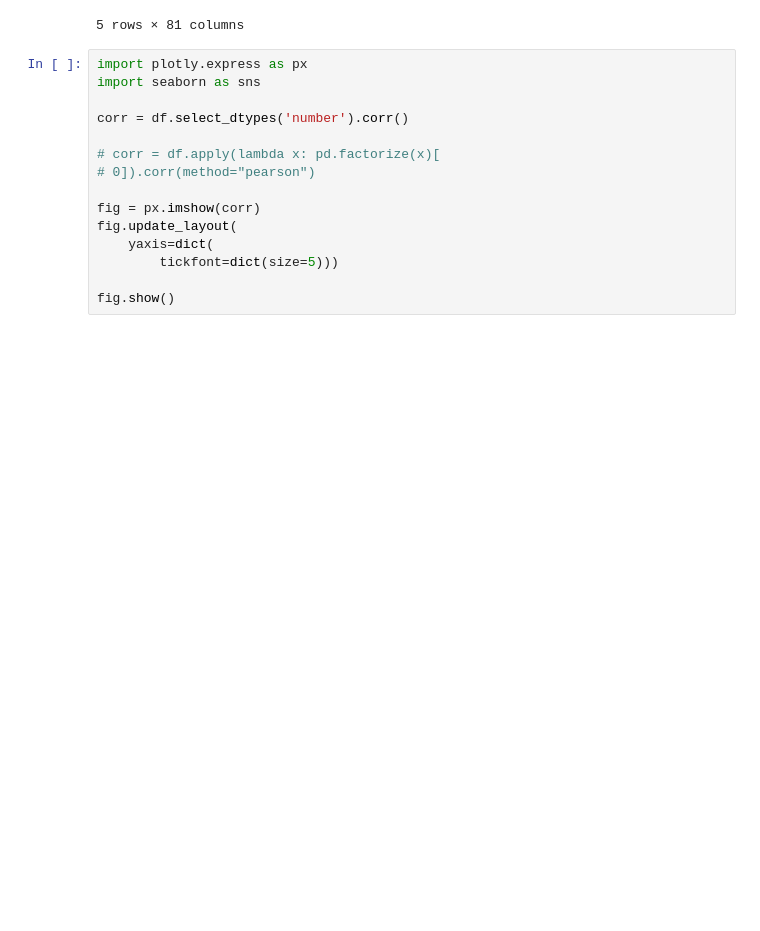
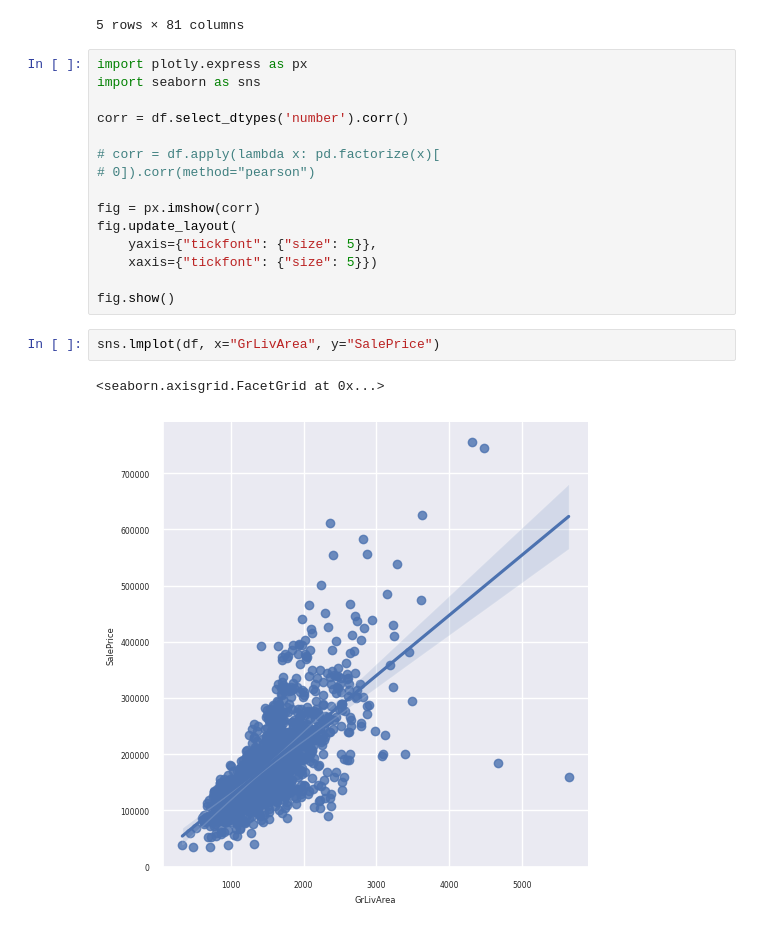
Before and after one commit to TotNotTac/dataminingopdracht, a Jupyter notebook: datamining/opdracht1/code/regressie.ipynb, the cells around one changed output. Saved outputs shown, nothing was run; the diff lists cells and outputs as text; blank space fills up the shorter version.

Commit message:
make simple lmplot

```diff
--- a/datamining/opdracht1/code/regressie.ipynb
+++ b/datamining/opdracht1/code/regressie.ipynb
@@ -22,7 +22,12 @@ corr = df.select_dtypes('number').corr()
 
 fig = px.imshow(corr)
 fig.update_layout(
-    yaxis=dict(
-        tickfont=dict(size=5)))
+    yaxis={"tickfont": {"size": 5}},
+    xaxis={"tickfont": {"size": 5}})
 
 fig.show()
+# %%
+sns.lmplot(df, x="GrLivArea", y="SalePrice")
+# %% [output]
+<seaborn.axisgrid.FacetGrid at 0x...>
+[figure, added]
```
